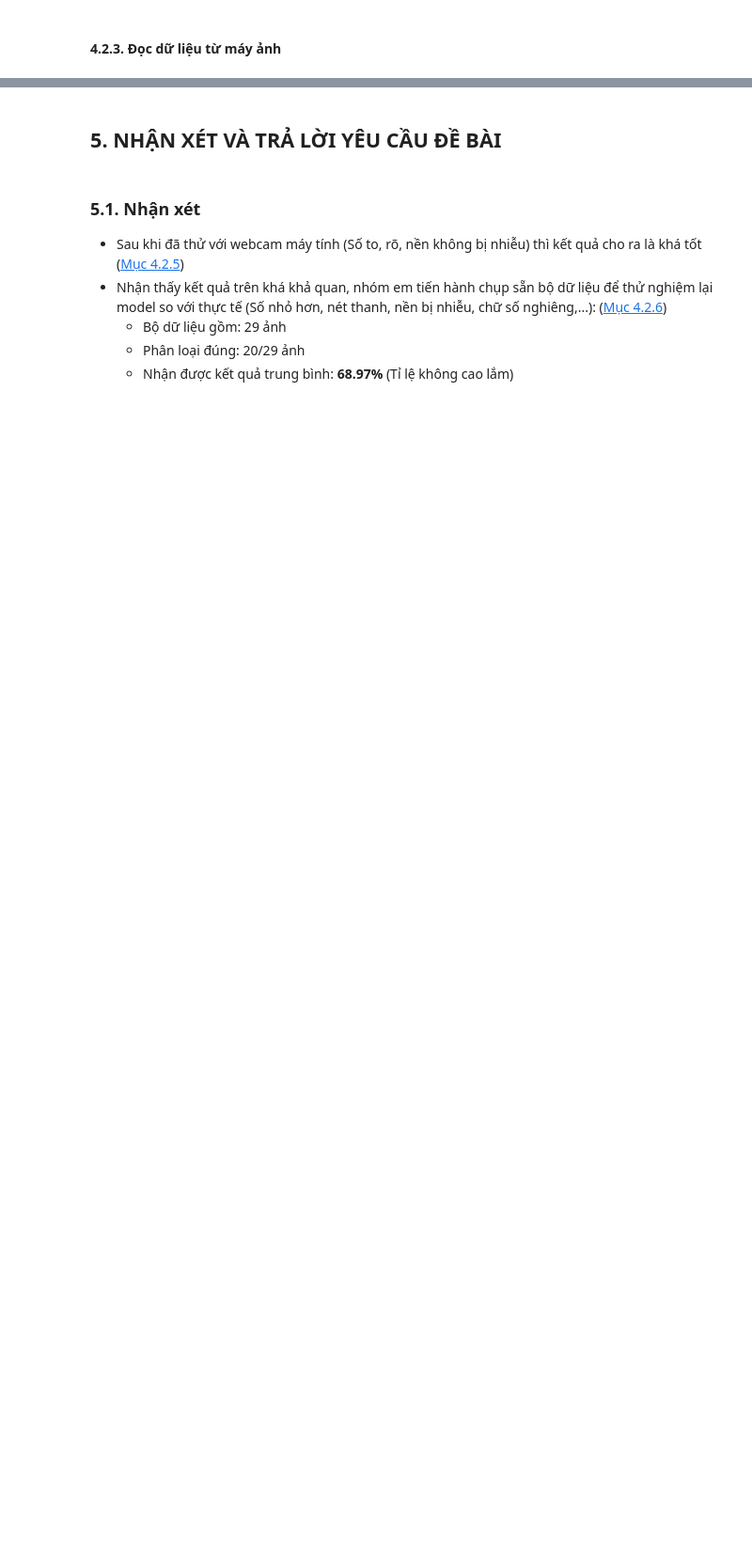
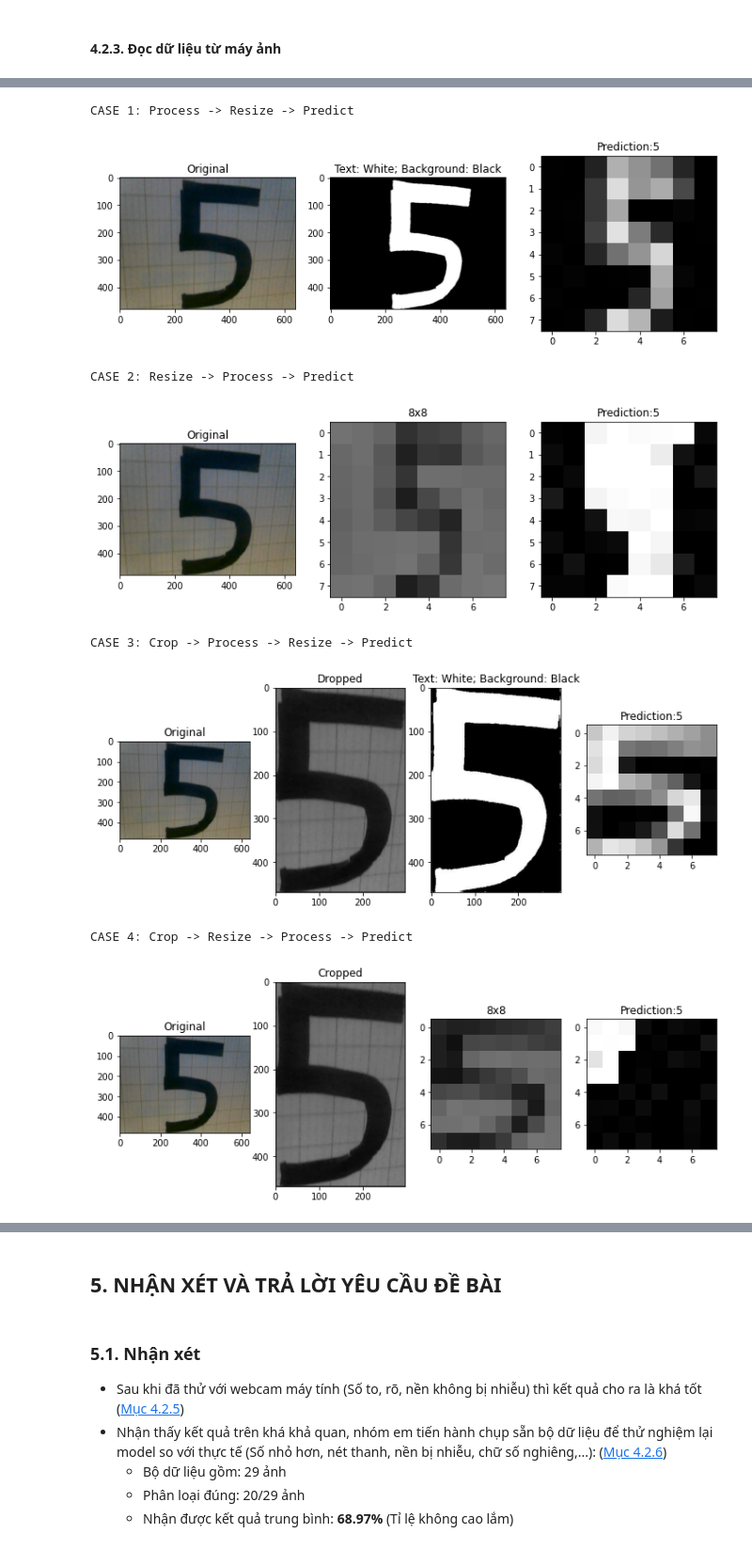
Before and after one commit to caohungphu/CS114.L21, a Jupyter notebook: Colab/Recognizing_hand_written_digits.ipynb, the cells around one changed output, grey strips where cells are left out. Shown at 94% size. Saved outputs shown, nothing was run; the diff lists cells and outputs as text; code cells hidden in the pictures; blank space fills up the shorter version.

```diff
--- a/Colab/Recognizing_hand_written_digits.ipynb
+++ b/Colab/Recognizing_hand_written_digits.ipynb
@@ -330,0 +546,26 @@ Result:  3
+# %%
+# Thêm các thư viện cần thiết
+import os
+
+try:
+  # Chụp ảnh và trả về tên ảnh đã lưu vào biến image_original
+  image_original = take_photo('temp_o.jpg')
+  # Gọi hàm xử lí chính
+  # process -> resize -> predict
+  print("CASE 1: Process -> Resize -> Predict")
+  getResultProcessResize(image_original)
+  # resize -> process -> predict
+  print("CASE 2: Resize -> Process -> Predict")
+  getResultResizeProcess(image_original)
+  # crop -> process -> resize -> predict
+  print("CASE 3: Crop -> Process -> Resize -> Predict")
+  getResultCropProcessResize(image_original)
+  # crop -> resize -> process -> predict
+  print("CASE 4: Crop -> Resize -> Process -> Predict")
+  getResultCropResizeProcess(image_original)
+
+except Exception as err:
+  # Errors will be thrown if the user does not have a webcam or if they do not
+  # grant the page permission to access it.
+  print(str(err))
+# %% [output]
@@ -331 +573,9 @@ Result:  3
+CASE 1: Process -> Resize -> Predict
+[figure, added]
+CASE 2: Resize -> Process -> Predict
+[figure, added]
+CASE 3: Crop -> Process -> Resize -> Predict
+[figure, added]
+CASE 4: Crop -> Resize -> Process -> Predict
+[figure, added]
 # %% [markdown]
```
Also changed, not shown: parts of 32 cells of this notebook.
